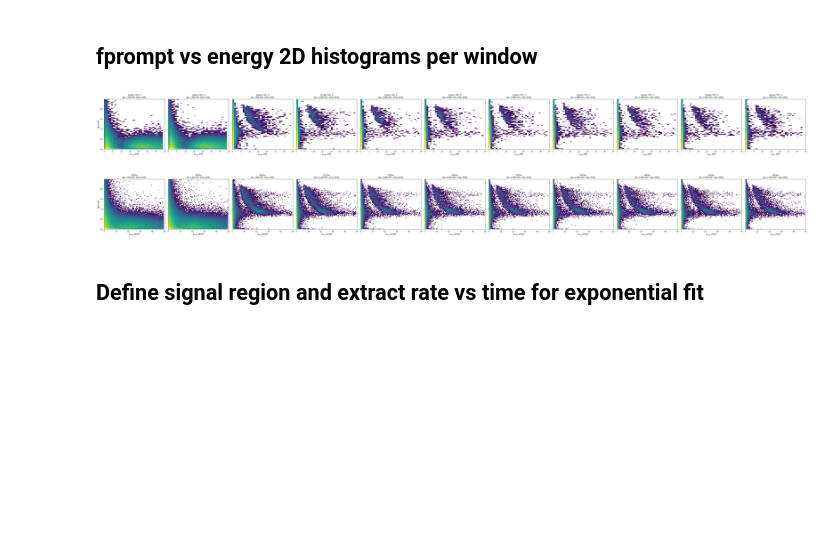
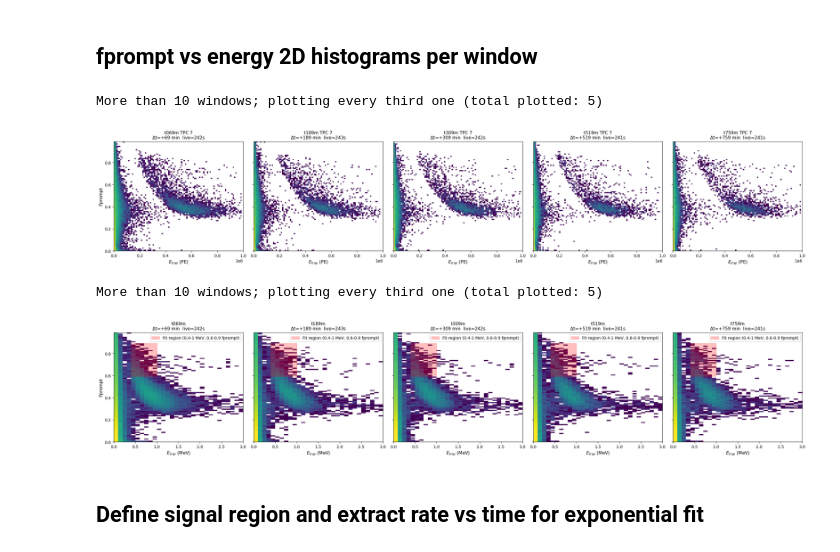
Before and after one commit to lmlepin9/2x2_neutron_sources, a Jupyter notebook: DTG/light/ar41_decay.ipynb, the cells around one changed output. Drawn from its saved outputs; the diff is of its cells as text; code cells hidden in the pictures; blank space fills up the shorter version.

```diff
--- a/DTG/light/ar41_decay.ipynb
+++ b/DTG/light/ar41_decay.ipynb
@@ -257,10 +263,11 @@ t609m            Δt= +579.0 min   files=  5  events≈14433
 # %%
 DETECTOR             = "lcm"  # "lcm" or "acl"
 CHUNK_SIZE           = 300
-PEAK_TICK            = 80     # fixed peak position — confirmed from average waveform
+PEAK_TICK            = 82     # fixed peak position — confirmed from average waveform
 SAT_THRESHOLD        = 59000
-PILEUP_MIN_DISTANCE  = 20
-PILEUP_MIN_REL_HEIGHT = 0.1
+PILEUP_MIN_REL_HEIGHT = 0.3
+PILEUP_LOOKBACK       = 15    # ticks (1.2 µs); natural tail drops ~53% over this window,
+                             #   making noise-induced false positives essentially impossible
 
 # Prompt and total windows are now fixed index offsets from PEAK_TICK
 _prompt_slice = slice(PEAK_TICK - 5, PEAK_TICK + 10)   # 15 ticks
@@ -300,14 +307,19 @@ def process_files(paths, chunk_size=CHUNK_SIZE):
                 trap_fprompts  = fprompt_num / fprompt_den
                 trap_integrals = trap_wvfms.sum(axis=-1)
 
-                # Vectorized pileup: look for a secondary peak outside ±PILEUP_MIN_DISTANCE
-                # of PEAK_TICK. Use a simple mask — no find_peaks loop needed.
-                t_axis    = np.arange(trap_wvfms.shape[-1], dtype=np.int16)
-                near_peak = np.abs(t_axis - np.int16(PEAK_TICK)) < PILEUP_MIN_DISTANCE
-                sec_max   = np.where(near_peak, np.float32(-np.inf), trap_wvfms).max(axis=-1)
-                pileup    = sec_max > (PILEUP_MIN_REL_HEIGHT * trap_wvfms[:, :, PEAK_TICK])
+                # Pileup: the scintillation tail is always decreasing after the peak.
+                # If the waveform is higher at any tick than it was PILEUP_LOOKBACK ticks
+                # earlier (and above the amplitude threshold), a second event is present.
+                # Adjacent-tick comparison is too sensitive to noise; a multi-tick lookback
+                # is robust because the natural tail drop over N ticks >> noise amplitude.
+                _past        = trap_wvfms[:, :, PEAK_TICK     : _total_slice.stop - PILEUP_LOOKBACK]
+                _later       = trap_wvfms[:, :, PEAK_TICK + PILEUP_LOOKBACK : _total_slice.stop]
+                rising       = _later > _past
+                above_thresh = _later > (PILEUP_MIN_REL_HEIGHT
+                                         * trap_wvfms[:, :, PEAK_TICK:PEAK_TICK + 1])
+                pileup        = (rising & above_thresh).any(axis=-1)
                 n_peaks_traps = np.where(pileup, np.int8(2), np.int8(1))
-                del near_peak, sec_max, pileup
+                del _past, _later, rising, above_thresh, pileup
 
                 good = ~saturated
                 fp_acl.append(trap_fprompts[good][:, acl_idx])
@@ -415,53 +526,66 @@ Processing 10 cosmic files for background ...
 # %%
 # Compare all decay windows side-by-side (detector type set by DETECTOR variable above)
 DETECTOR   = "lcm"   # "acl" or "lcm"
-TPC_FILTER = 3    # None = all TPCs, or set to a single TPC int (e.g. 0, 1, …, 7) to restrict
+TPC_FILTER = 7    # None = all TPCs, or set to a single TPC int (e.g. 0, 1, …, 7) to restrict
 
-EN_BINS = np.arange(0, 35, 1)
+EN_BINS = np.arange(0, 1000000, 10000)
 FP_BINS = np.arange(0, 1, 0.01)
 
 def _select(res, det, tpc_filter=None):
     """Return flat fp, en, npe arrays, optionally restricted to one TPC."""
     fp  = res[f"fprompt_{det}"]   # (n_ev, n_traps)
     en  = res[f"energy_{det}"]
     npe = res[f"n_peaks_{det}"]
     tpc_arr = acl_tpc if det == "acl" else lcm_tpc
     if tpc_filter is not None:
         col = tpc_arr == tpc_filter
         fp, en, npe = fp[:, col], en[:, col], npe[:, col]
     return fp.ravel(), en.ravel(), npe.ravel()
 
 n_windows = len(results)
+# plot only every other window if there are many, to avoid overwhelming the plot
+if n_windows > 10:
+    results2 = dict(list(results.items())[::3])
+    print(f"More than 10 windows; plotting every third one (total plotted: {len(results2)})")
+n_windows = len(results2)
 fig, axes = plt.subplots(1, n_windows, figsize=(5 * n_windows, 5),
                          sharey=True, sharex=True)
 
-for ax, (label, res) in zip(axes, results.items()):
+for ax, (label, res) in zip(axes, results2.items()):
     fp, en, npe = _select(res, DETECTOR, TPC_FILTER)
-    en  = en * 0.004 * 0.01   # gain and PDE correction to get PE
+    en  = en  # gain and PDE correction to get PE
     liv = res["livetime_s"]
 
     clean = np.isfinite(fp) & np.isfinite(en) & (npe <= 2)
     centre_time = dict(good_windows)[label]
     dt_min = (centre_time - DTG_OFF).total_seconds() / 60
 
     tpc_label = f" TPC {TPC_FILTER}" if TPC_FILTER is not None else ""
     ax.hist2d(en[clean], fp[clean], bins=[EN_BINS, FP_BINS], norm=LogNorm())
     ax.set_title(f"{label}{tpc_label}\nΔt={dt_min:+.0f} min  live={liv:.0f}s", fontsize=11)
     ax.set_xlabel("$E_{trap}$ (PE)", fontsize=11)
-    ax.set_xlim(0, 35)
+    ax.set_xlim(0, 1000000)
 
 axes[0].set_ylabel("Fprompt", fontsize=11)
 plt.tight_layout()
 plt.show()
 # %% [output]
+More than 10 windows; plotting every third one (total plotted: 5)
-[figure, old version]
+[figure, new version]
 # %%
 # Compare all decay windows side-by-side (detector type set by DETECTOR variable above)
-DETECTOR   = "lcm"   # "acl" or "lcm"
+DETECTOR   = "acl"   # "acl" or "lcm"
 TPC_FILTER = None    # None = all TPCs, or set to a single TPC int (e.g. 0, 1, …, 7) to restrict
 
-EN_BINS = np.arange(0, 50, 0.5)
+EN_BINS = np.arange(0, 100, 0.1)
 FP_BINS = np.arange(0, 1, 0.01)
+
+# Edit these to match the Ar-41 region you see in the 2D histograms above.
+# Ar-41 beta endpoint 2.49 MeV — expect low fprompt (electronic recoil), moderate energy.
+AR41_FP_MIN  = 0.6
+AR41_FP_MAX  = 0.9
+AR41_EN_MIN  = 0.4   # PE — adjust after looking at the histograms
+AR41_EN_MAX  = 1   # PE
 
 def _select(res, det, tpc_filter=None):
     """Return flat fp, en, npe arrays, optionally restricted to one TPC."""
@@ -475,12 +599,17 @@ def _select(res, det, tpc_filter=None):
     return fp.ravel(), en.ravel(), npe.ravel()
 
 n_windows = len(results)
+# plot only every other window if there are many, to avoid overwhelming the plot
+if n_windows > 10:
+    results2 = dict(list(results.items())[::3])
+    print(f"More than 10 windows; plotting every third one (total plotted: {len(results2)})")
+n_windows = len(results2)
 fig, axes = plt.subplots(1, n_windows, figsize=(5 * n_windows, 5),
                          sharey=True, sharex=True)
 
-for ax, (label, res) in zip(axes, results.items()):
+for ax, (label, res) in zip(axes, results2.items()):
     fp, en, npe = _select(res, DETECTOR, TPC_FILTER)
-    en  = en * 0.004 * 0.01   # gain and PDE correction to get PE
+    en  = en /147 * 0.004 /4 # gain and PDE correction to get MeV
     liv = res["livetime_s"]
 
     clean = np.isfinite(fp) & np.isfinite(en) & (npe <= 2)
@@ -491,13 +620,18 @@ for ax, (label, res) in zip(axes, results.items()):
     ax.hist2d(en[clean], fp[clean], bins=[EN_BINS, FP_BINS], norm=LogNorm())
     ax.set_title(f"{label}{tpc_label}\nΔt={dt_min:+.0f} min  live={liv:.0f}s", fontsize=11)
     ax.set_xlabel("$E_{trap}$ (MeV)", fontsize=11)
-    ax.set_xlim(0, 50)
+    ax.set_xlim(0, 3)
+
+# plot a box around the Ar-41 region
+    ax.axvspan(AR41_EN_MIN, AR41_EN_MAX, AR41_FP_MIN, AR41_FP_MAX, color="red", alpha=0.25, label=f"Fit region ({AR41_EN_MIN}-{AR41_EN_MAX} MeV, {AR41_FP_MIN}-{AR41_FP_MAX} fprompt)")
+    ax.legend(fontsize=10)
 
 axes[0].set_ylabel("Fprompt", fontsize=11)
 plt.tight_layout()
 plt.show()
 # %% [output]
+More than 10 windows; plotting every third one (total plotted: 5)
-[figure, old version]
+[figure, new version]
 # %% [markdown]
 ## Define signal region and extract rate vs time for exponential fit
 # %%
```
Also changed, not shown: parts of 6 cells of this notebook, 2 other files.
